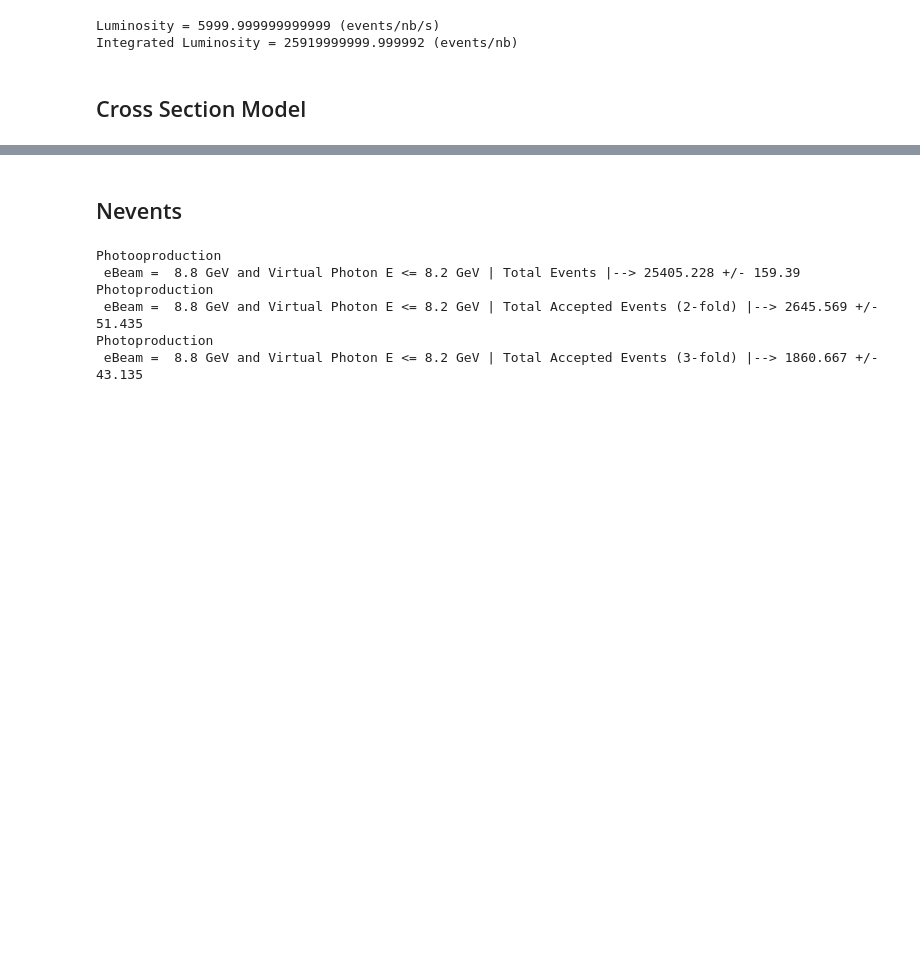
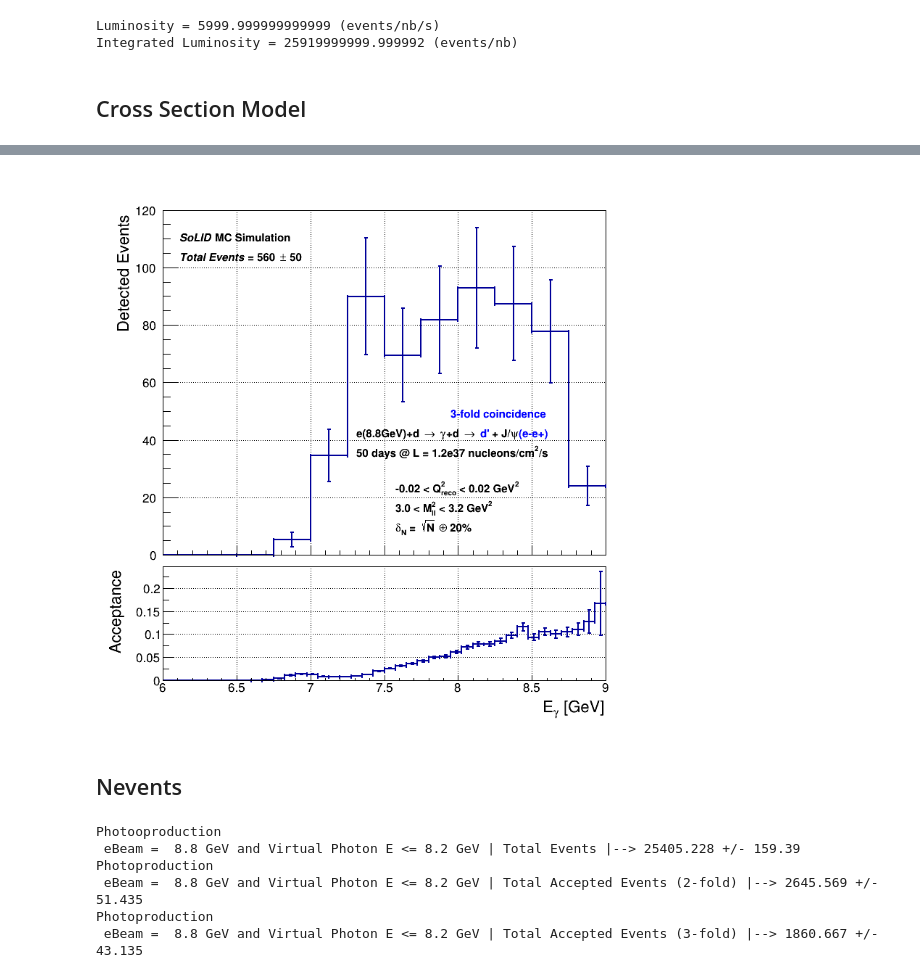
Before and after one commit to Gregtom3/coherentJPsiSoLID, a Jupyter notebook: photoprod_analysis.ipynb, the cells around one changed output, grey strips where cells are left out. Drawn from its saved outputs; the diff is of its cells as text; code cells hidden in the pictures; blank space fills up the shorter version.

```diff
--- a/photoprod_analysis.ipynb
+++ b/photoprod_analysis.ipynb
@@ -367,0 +359,17 @@ Warning in <TFile::Append>: Replacing existing TH1: h2 (Potential memory leak).
+# %%
+gStyle.SetTitleYOffset(.5)
+gStyle.SetTitleXSize(3*0.035)
+gStyle.SetTitleYSize(3*0.035)
+
+
+hB=TH1F("hB",";E_{#gamma} [GeV];Acceptance",Nbins,binXmin,binXmax)
+hB.Clear()
+hB.Add(h1eventsaccD)
+hB.Divide(h1events)
+tg3=TGraphErrors(Nbins)
+for BIN in range(hB.GetNbinsX()+1):
+    x=hB.GetBinCenter(BIN)
+    y=hB.GetBinContent(BIN)
+    ey=hB.GetBinError(BIN)
+    tg3.SetPoint(BIN,x,y)
+    tg3.SetPointError(BIN,0,ey)
@@ -367,0 +378,39 @@ Warning in <TFile::Append>: Replacing existing TH1: h2 (Potential memory leak).
+# %%
+from ROOT import TPad
+csplit=TCanvas("csplit","csplit",800,800)
+p1 = TPad("p1","p1",0.02,0.3,0.98,1,0)
+p1.Draw()
+p2 = TPad("p2","p2",0.02,0,0.98,0.3,0)
+p2.Draw()
+p1.SetBottomMargin(0.02)
+p2.SetTopMargin(0.02)
+p2.SetBottomMargin(.3)
+
+p1.cd()
+hA.Draw("hist E1")
+hA.GetYaxis().SetRangeUser(0,120)
+hA.GetXaxis().SetLabelOffset(100)
+hA.GetYaxis().SetLabelOffset(0.01)
+#gPad.SetRightMargin(0.1)
+#gPad.SetTopMargin(0.1)
+#gPad.SetBottomMargin(0.013)
+gPad.SetGrid()
+
+latex.DrawLatexNDC(.13,.82,"#it{SoLID} MC Simulation")
+latex.DrawLatexNDC(0.13,.77,"#it{Total Events}"+" = {} #pm {}".format(np.round(int(value),-1),np.round(int(error),-1)))
+latex.DrawLatexNDC(.62,.37,"#color[4]{3-fold coincidence}")
+latex.DrawLatexNDC(.45,.32,"e({:.1f}GeV)+d #rightarrow #gamma+d #rightarrow ".format(beamE) + "#color[4]{d'} + J/#psi#color[4]{(e-e+)}")
+latex.DrawLatexNDC(.45,.27,"{} days @ L = 1.2e37 nucleons/".format(days)+"cm^{2}/s")
+latex.DrawLatexNDC(.52,.18,"-0.02 < Q^{2}_{reco} < 0.02 GeV^{2}")
+latex.DrawLatexNDC(.52,.13,"3.0 < M_{ll}^{2} < 3.2 GeV^{2}")
+latex.DrawLatexNDC(.52,.08,"#delta_{N} = #sqrt{N} #oplus 20%")
+
+p2.cd()
+hB.Draw("hist E1")
+hB.GetXaxis().SetLabelSize(0.08)
+hB.GetYaxis().SetLabelSize(0.08)
+hB.GetYaxis().SetNdivisions(305)
+gPad.SetGrid()
+
+csplit.Draw()
+# %% [output]
@@ -368,3 +418,4 @@ Warning in <TFile::Append>: Replacing existing TH1: h2 (Potential memory leak).
+[figure, added]
 # %% [markdown]
 ## Nevents
 # %%
```
Also changed, not shown: parts of 31 cells of this notebook, 2 other files.
